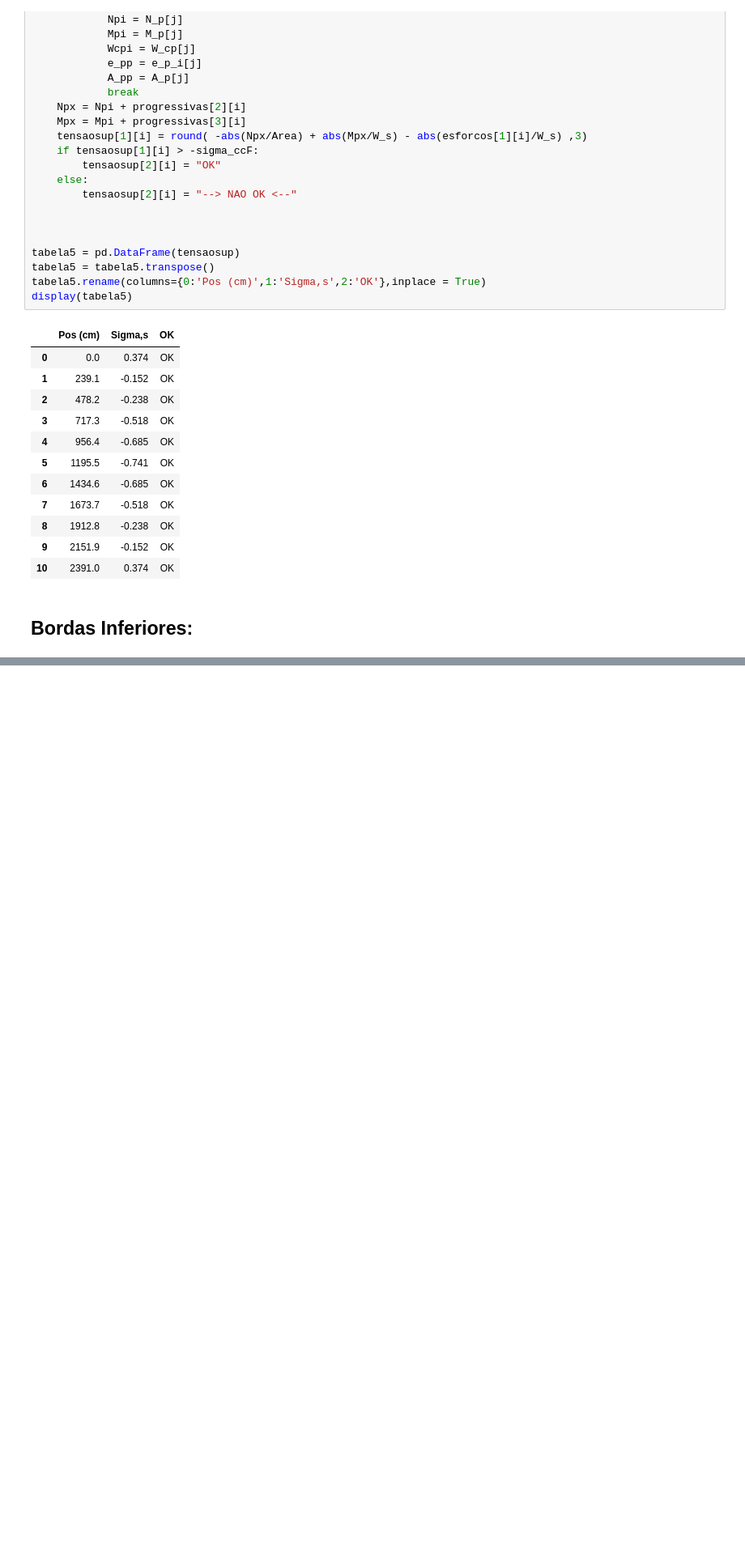
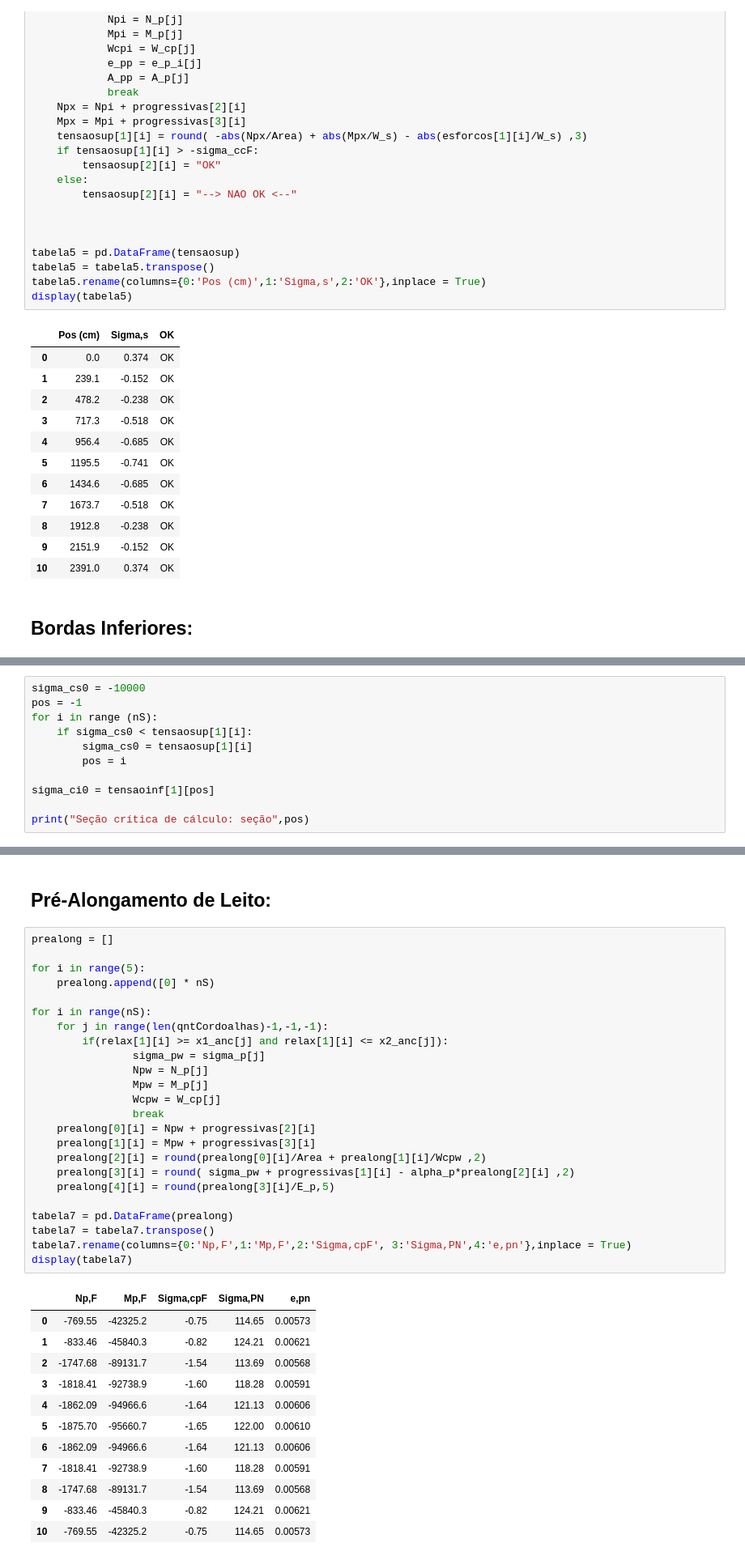
Before and after one commit to GarciaGabe/eng, a Jupyter notebook: Viga Protendida.ipynb, the cells around one changed output, grey strips where cells are left out. Shown at 81% size. Saved outputs shown, nothing was run; the diff lists cells and outputs as text; blank space fills up the shorter version.

```diff
--- a/Viga Protendida.ipynb
+++ b/Viga Protendida.ipynb
@@ -821,0 +826,11 @@ display(tabela6)
+# %%
+sigma_cs0 = -10000
+pos = -1
+for i in range (nS):
+    if sigma_cs0 < tensaosup[1][i]:
+        sigma_cs0 = tensaosup[1][i]
+        pos = i
+
+sigma_ci0 = tensaoinf[1][pos]
+
+print("Seção crítica de cálculo: seção",pos)
@@ -821,0 +869,39 @@ display(tabela6)
+# %% [markdown]
+## Pré-Alongamento de Leito:
+# %%
+prealong = []
+
+for i in range(5):
+    prealong.append([0] * nS)
+
+for i in range(nS):
+    for j in range(len(qntCordoalhas)-1,-1,-1):
+        if(relax[1][i] >= x1_anc[j] and relax[1][i] <= x2_anc[j]):
+                sigma_pw = sigma_p[j]
+                Npw = N_p[j]
+                Mpw = M_p[j]
+                Wcpw = W_cp[j]
+                break
+    prealong[0][i] = Npw + progressivas[2][i]
+    prealong[1][i] = Mpw + progressivas[3][i]
+    prealong[2][i] = round(prealong[0][i]/Area + prealong[1][i]/Wcpw ,2)
+    prealong[3][i] = round( sigma_pw + progressivas[1][i] - alpha_p*prealong[2][i] ,2)
+    prealong[4][i] = round(prealong[3][i]/E_p,5)
+
+tabela7 = pd.DataFrame(prealong)
+tabela7 = tabela7.transpose()
+tabela7.rename(columns={0:'Np,F',1:'Mp,F',2:'Sigma,cpF', 3:'Sigma,PN',4:'e,pn'},inplace = True)
+display(tabela7)
+# %% [output]
+|  | Np,F | Mp,F | Sigma,cpF | Sigma,PN | e,pn |
+| 0 | -769.55 | -42325.2 | -0.75 | 114.65 | 0.00573 |
+| 1 | -833.46 | -45840.3 | -0.82 | 124.21 | 0.00621 |
+| 2 | -1747.68 | -89131.7 | -1.54 | 113.69 | 0.00568 |
+| 3 | -1818.41 | -92738.9 | -1.60 | 118.28 | 0.00591 |
+| 4 | -1862.09 | -94966.6 | -1.64 | 121.13 | 0.00606 |
+| 5 | -1875.70 | -95660.7 | -1.65 | 122.00 | 0.00610 |
+| 6 | -1862.09 | -94966.6 | -1.64 | 121.13 | 0.00606 |
+| 7 | -1818.41 | -92738.9 | -1.60 | 118.28 | 0.00591 |
+| 8 | -1747.68 | -89131.7 | -1.54 | 113.69 | 0.00568 |
+| 9 | -833.46 | -45840.3 | -0.82 | 124.21 | 0.00621 |
+| 10 | -769.55 | -42325.2 | -0.75 | 114.65 | 0.00573 |
```
Also changed, not shown: parts of 5 cells of this notebook.
